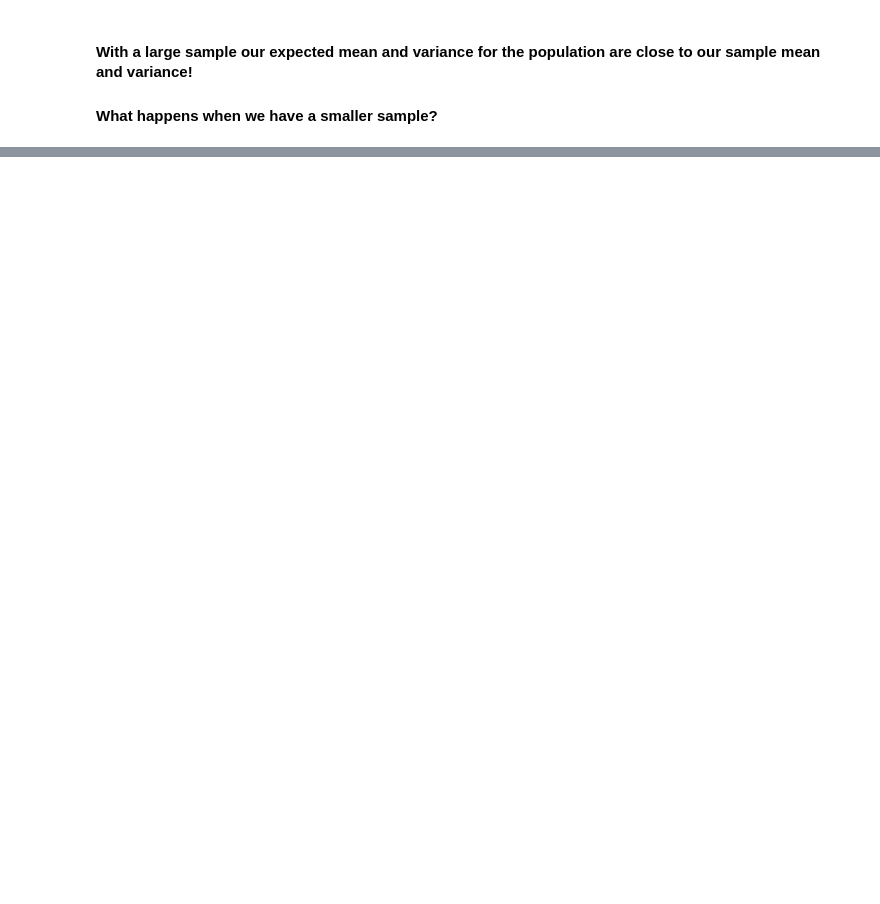
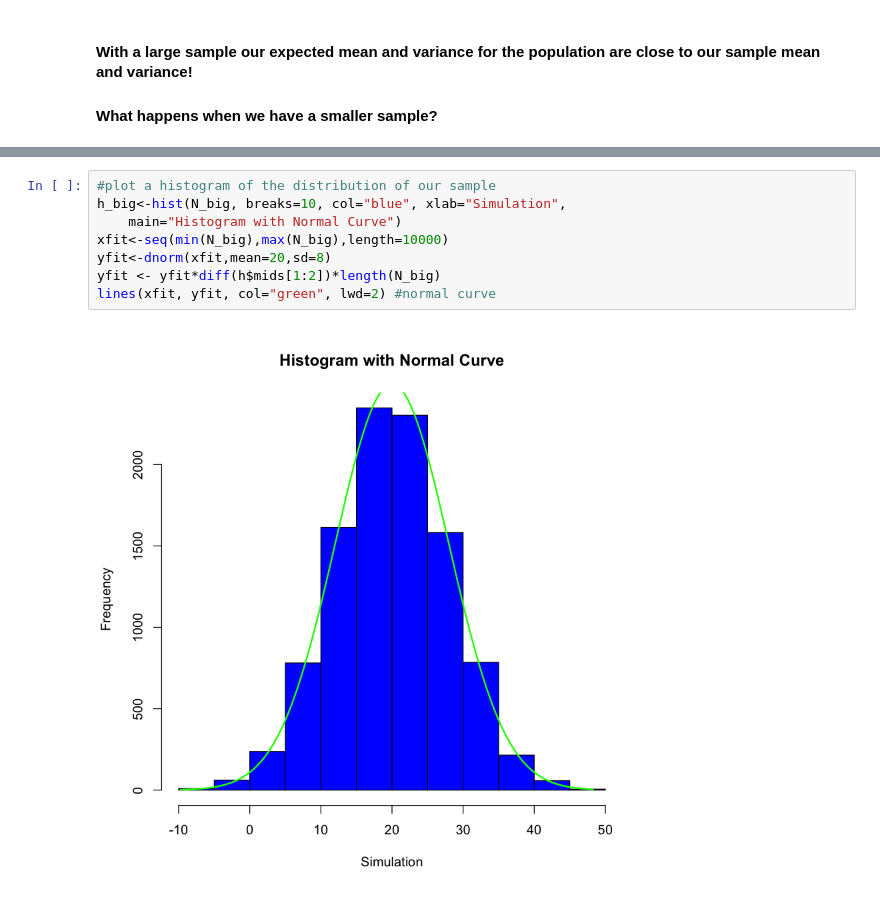
Before and after one commit to UB-BiomedicalInformatics/BMI504-SP18, a Jupyter notebook: BMI504_Class5.ipynb, the cells around one changed output, grey strips where cells are left out. Cells and saved outputs as stored; diff of their text form; blank space fills up the shorter version.

```diff
--- a/BMI504_Class5.ipynb
+++ b/BMI504_Class5.ipynb
@@ -139,0 +266,10 @@ sqrt(7*.3*(1-.3))
+# %%
+#plot a histogram of the distribution of our sample
+h_big<-hist(N_big, breaks=10, col="blue", xlab="Simulation",
+  	main="Histogram with Normal Curve")
+xfit<-seq(min(N_big),max(N_big),length=10000)
+yfit<-dnorm(xfit,mean=20,sd=8)
+yfit <- yfit*diff(h$mids[1:2])*length(N_big)
+lines(xfit, yfit, col="green", lwd=2) #normal curve
+# %% [output]
+[figure, added]
```
Also changed, not shown: parts of 31 cells of this notebook.
